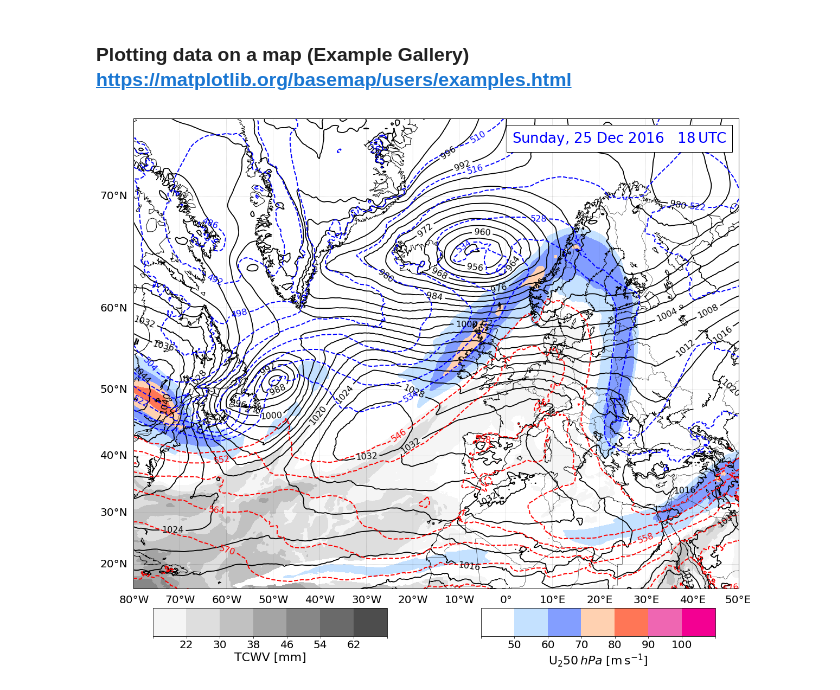
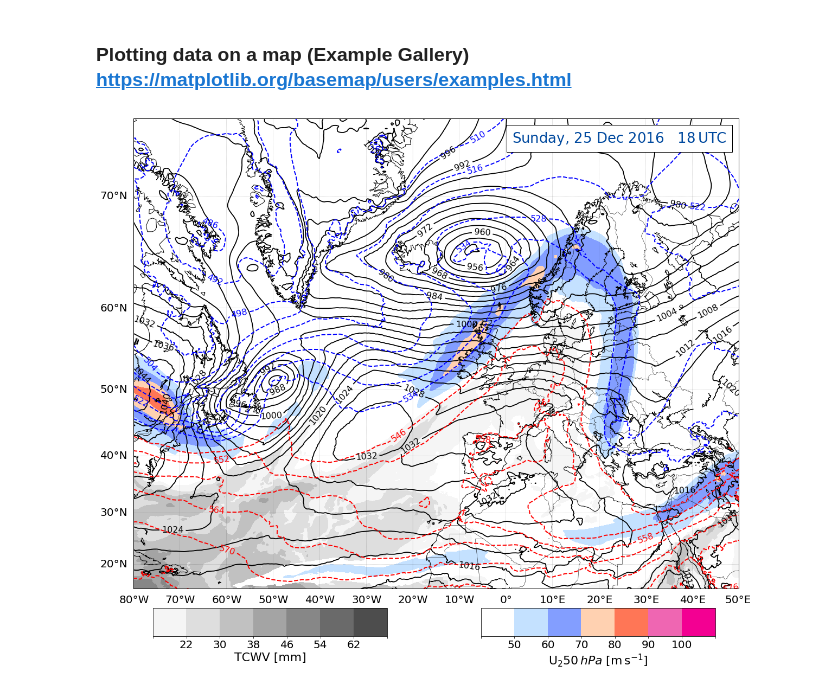
Before and after one commit to franzihe/Python_Masterthesis, a Jupyter notebook: Jet_Thick_SLP.ipynb, the cells around one changed output. Saved outputs shown, nothing was run; the diff lists cells and outputs as text; code cells hidden in the pictures.

```diff
--- a/Jet_Thick_SLP.ipynb
+++ b/Jet_Thick_SLP.ipynb
@@ -35,6 +35,9 @@ time = '18'
 # %%
 ### Define colorbar colors
 champ = 255.
+blue = np.array([1,74,159])/champ           # for the date
+
+
 # tot. precipitable water (grey scale)
 #no1 = np.array([255,255,255])/champ
 no1 = np.array([245,245,245])/champ
@@ -287,32 +290,32 @@ cbarP.ax.set_xlabel('TCWV [mm]',fontsize = 22)
 cbarP.ax.set_xticklabels(['', '22', '30', '38', '46', '54', '62'])  # horizontal colorbar
 cbarP.ax.tick_params(labelsize =20)
 
 ### Add Textbox
 ax.text(0.98,0.94, '%s, %s %s %s   %s$\,$UTC' %(calday, day, calmon, year, time),
             verticalalignment = 'bottom',  horizontalalignment='right',
             transform = ax.transAxes,
-            color ='blue', fontsize=26,
+            color =blue, fontsize=26,
             bbox={'facecolor':'white','alpha':1., 'pad':10})
 
 ### Add Title
 #    fig.suptitle('Jet, Thickness, SLP, and Moisture', fontsize=16, fontweight='bold')
 #    ax.set_title('MSLP (solid contours every 4$\,$hPa), \n \
 #    250$\,$hPa wind speed (m$\,$s$^{-1}$, shaded according to the color bar), \n \
 #    1000-500$\,$hPa thickness (dashed contours every 6 dam), \n \
 #    total precipitable water (mm, shaded according to gray scale)', \
 #            fontsize=13)
 #plt.title('')
 
 
 ### Save
 plt.savefig('../synoptic_figs/Geopot_Jet/%s%s%s_%s.png' % (year, mon, day,time))
 ## with header
 #    plt.savefig('../synoptic_figs/Jet_Thick_SLP/%s%s%s_%s_header.png' % (year, mon, day,time))
 
 
 
 ###
 plt.show()
 plt.close()
 # %% [output]
-[figure, old version]
+[figure, new version]
```
Also changed, not shown: 4 other files.
